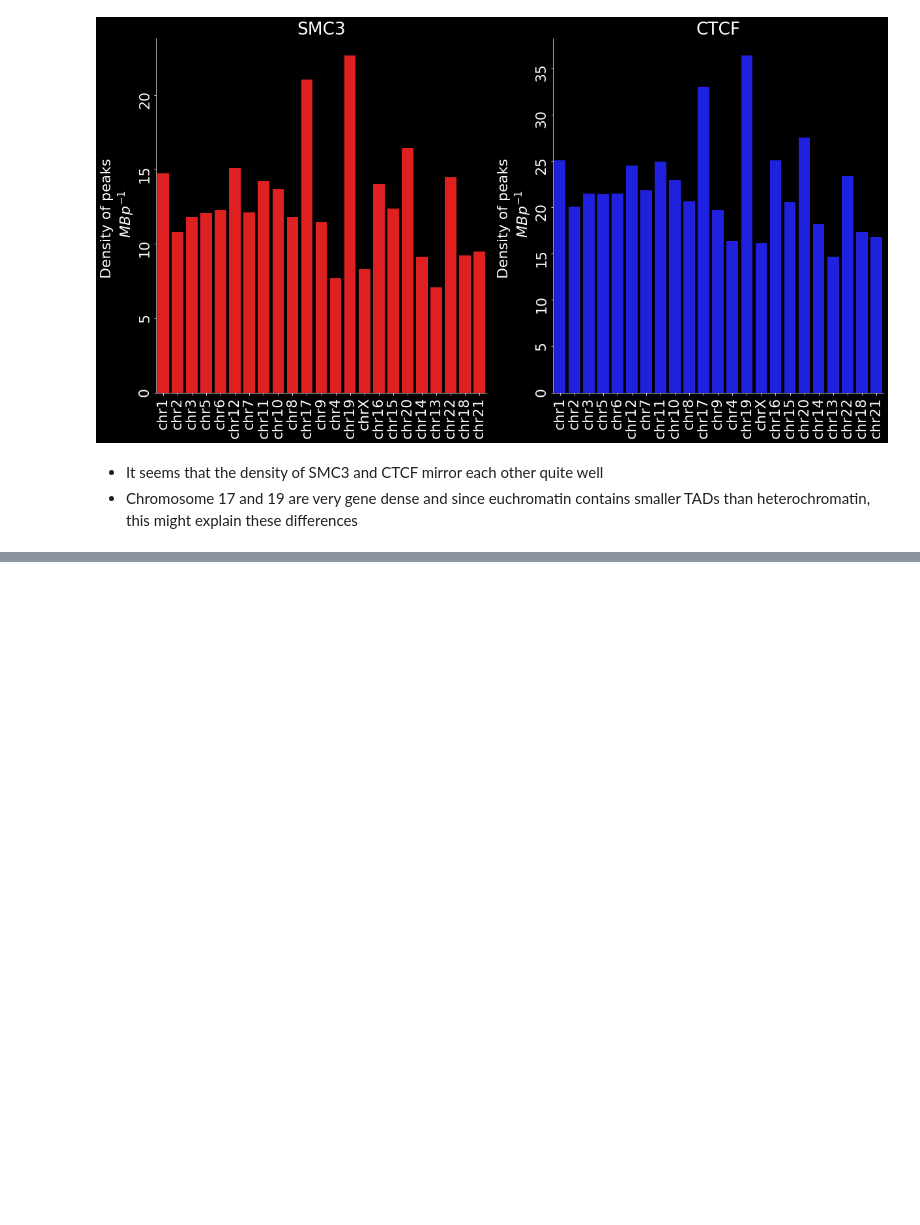
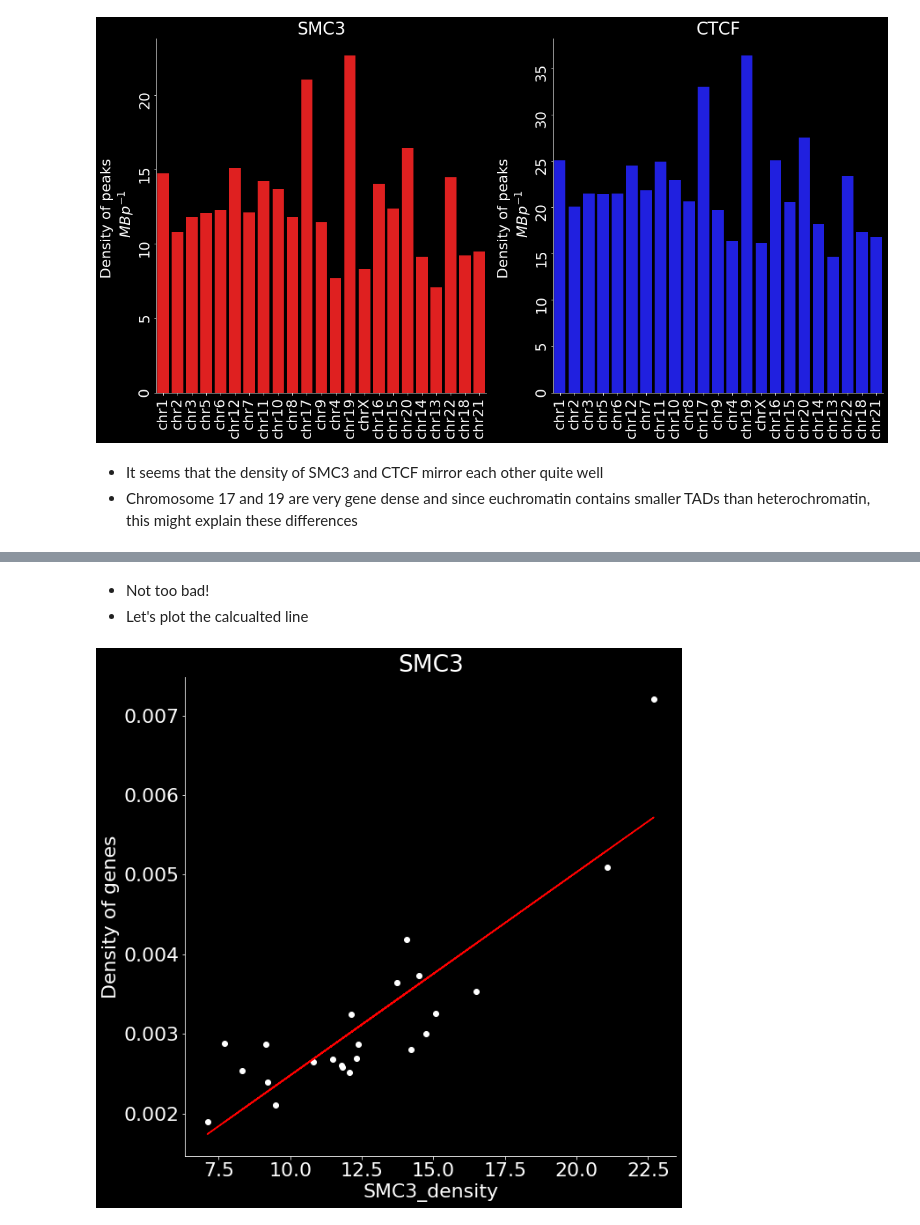
Before and after one commit to Mittmich/Sequencing_data_lesson_1, a Jupyter notebook: Example1_SMC3_CTCF_overlap.ipynb, the cells around one changed output, grey strips where cells are left out. Saved outputs shown, nothing was run; the diff lists cells and outputs as text; code cells hidden in the pictures; blank space fills up the shorter version.

```diff
--- a/Example1_SMC3_CTCF_overlap.ipynb
+++ b/Example1_SMC3_CTCF_overlap.ipynb
@@ -288,0 +386,13 @@ plt.show()
+# %% [markdown]
+- Not too bad!
+- Let's plot the calcualted line
+# %%
+f, ax = plt.subplots()
+ax.plot(geneCountMerged["SMC3_density"], geneCountMerged["geneDensity"] , "o", color="white")
+ax.plot(geneCountMerged["SMC3_density"], [intercept + slope*i for i in geneCountMerged["SMC3_density"]], color="red")
+sbn.despine()
+ax.set(xlabel="SMC3_density", ylabel="Density of genes", title="SMC3")
+f.set_size_inches(10, 10)
+plt.show()
+# %% [output]
+[figure, added]
```
Also changed, not shown: parts of 17 cells of this notebook.
